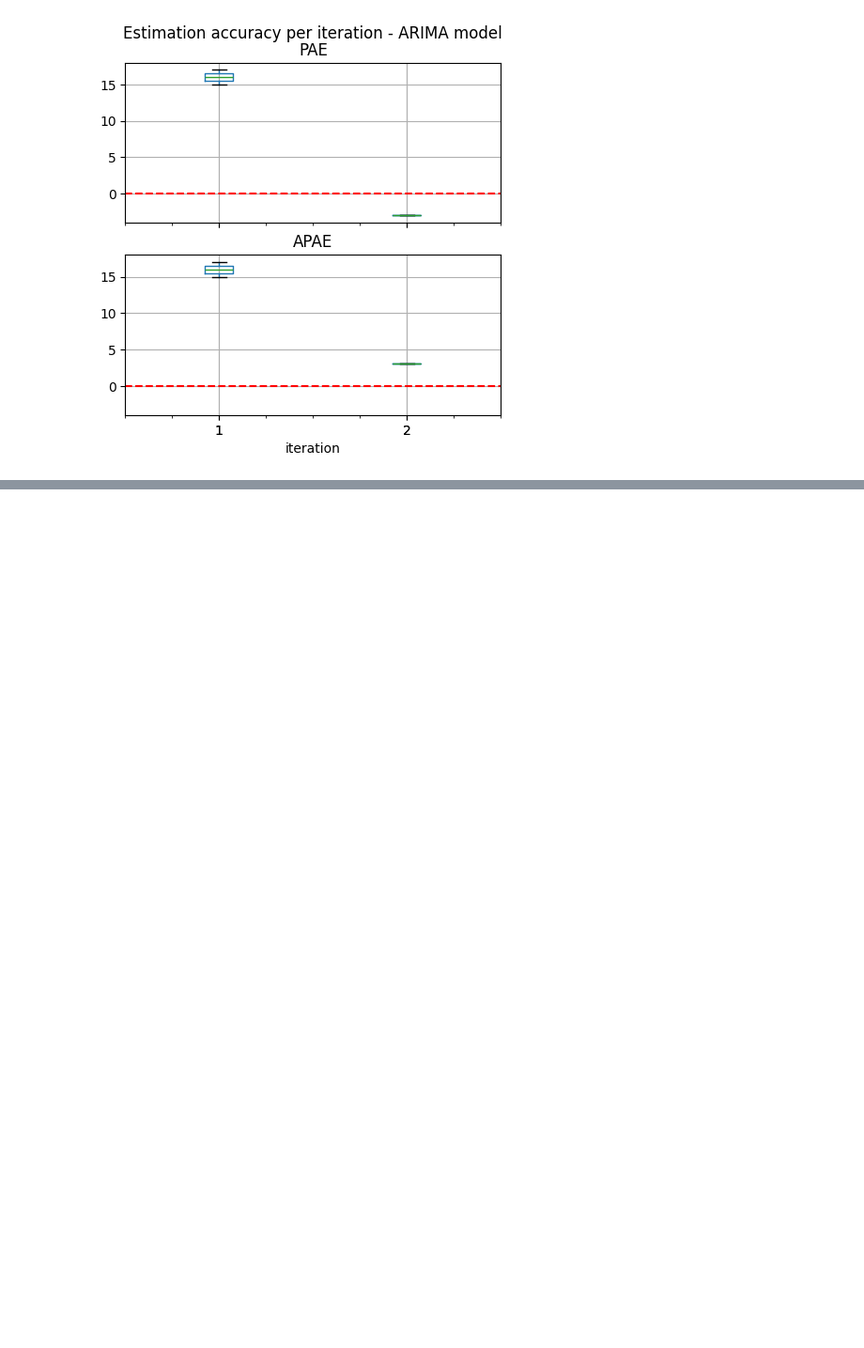
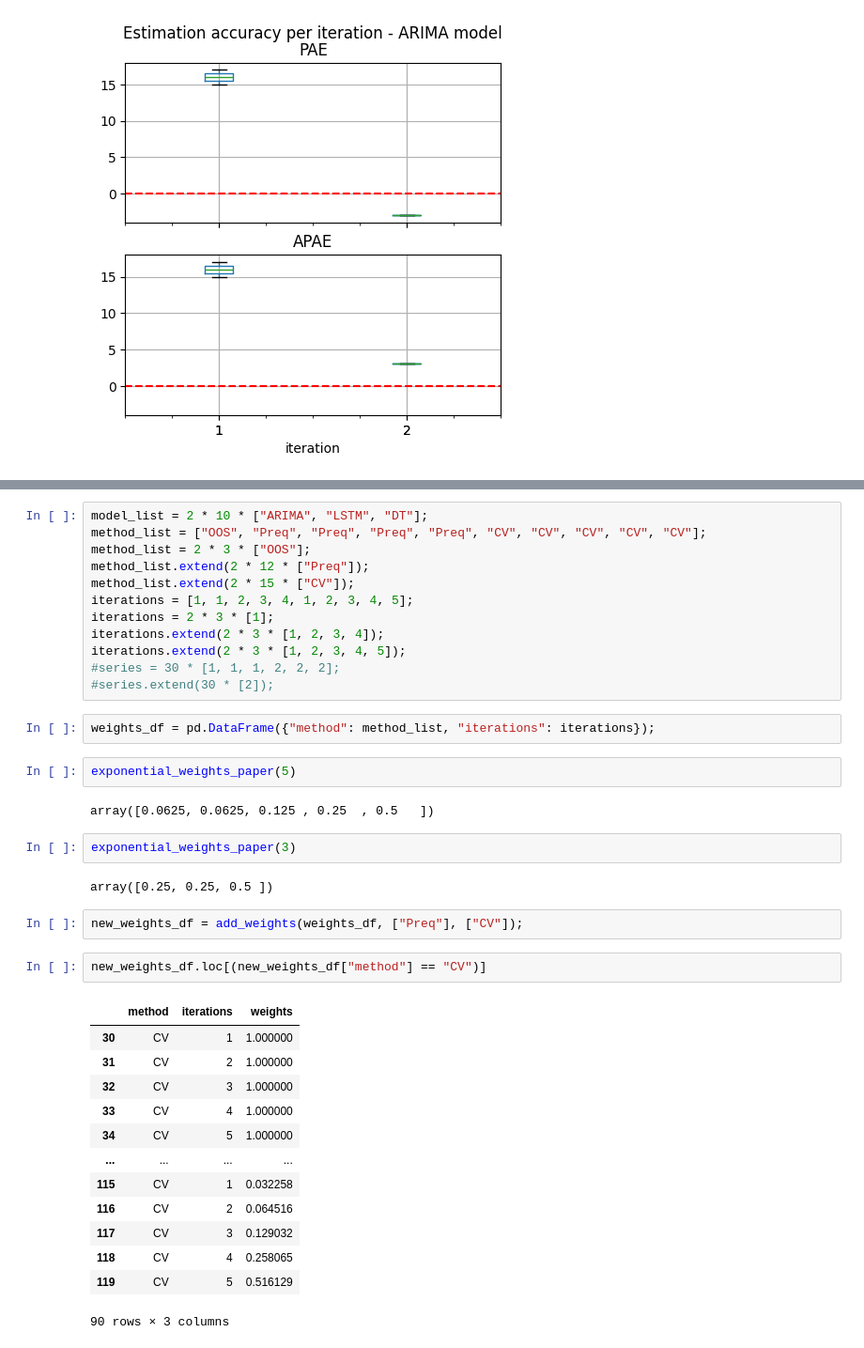
Before and after one commit to MiguelLoureiro98/timecave, a Jupyter notebook: experiments/test.ipynb, the cells around one changed output, grey strips where cells are left out. Shown: that part at 94% size. Cells and saved outputs as stored; diff of their text form; blank space fills up the shorter version.

```diff
--- a/experiments/test.ipynb
+++ b/experiments/test.ipynb
@@ -265,0 +269,40 @@ boxplots_per_iteration(iteration_data, "mae", "ARIMA", "CV", ["PAE", "APAE"], 5,
+# %%
+model_list = 2 * 10 * ["ARIMA", "LSTM", "DT"];
+method_list = ["OOS", "Preq", "Preq", "Preq", "Preq", "CV", "CV", "CV", "CV", "CV"];
+method_list = 2 * 3 * ["OOS"];
+method_list.extend(2 * 12 * ["Preq"]);
+method_list.extend(2 * 15 * ["CV"]);
+iterations = [1, 1, 2, 3, 4, 1, 2, 3, 4, 5];
+iterations = 2 * 3 * [1];
+iterations.extend(2 * 3 * [1, 2, 3, 4]);
+iterations.extend(2 * 3 * [1, 2, 3, 4, 5]);
+#series = 30 * [1, 1, 1, 2, 2, 2];
+#series.extend(30 * [2]);
+# %%
+weights_df = pd.DataFrame({"method": method_list, "iterations": iterations});
+# %%
+exponential_weights_paper(5)
+# %% [output]
+array([0.0625, 0.0625, 0.125 , 0.25  , 0.5   ])
+# %%
+exponential_weights_paper(3)
+# %% [output]
+array([0.25, 0.25, 0.5 ])
+# %%
+new_weights_df = add_weights(weights_df, ["Preq"], ["CV"]);
+# %%
+new_weights_df.loc[(new_weights_df["method"] == "CV")]
+# %% [output]
+|  | method | iterations | weights |
+| 30 | CV | 1 | 1.000000 |
+| 31 | CV | 2 | 1.000000 |
+| 32 | CV | 3 | 1.000000 |
+| 33 | CV | 4 | 1.000000 |
+| 34 | CV | 5 | 1.000000 |
+| ... | ... | ... | ... |
+| 115 | CV | 1 | 0.032258 |
+| 116 | CV | 2 | 0.064516 |
+| 117 | CV | 3 | 0.129032 |
+| 118 | CV | 4 | 0.258065 |
+| 119 | CV | 5 | 0.516129 |
+90 rows × 3 columns
```
Also changed, not shown: parts of 6 cells of this notebook, 1 other file.
